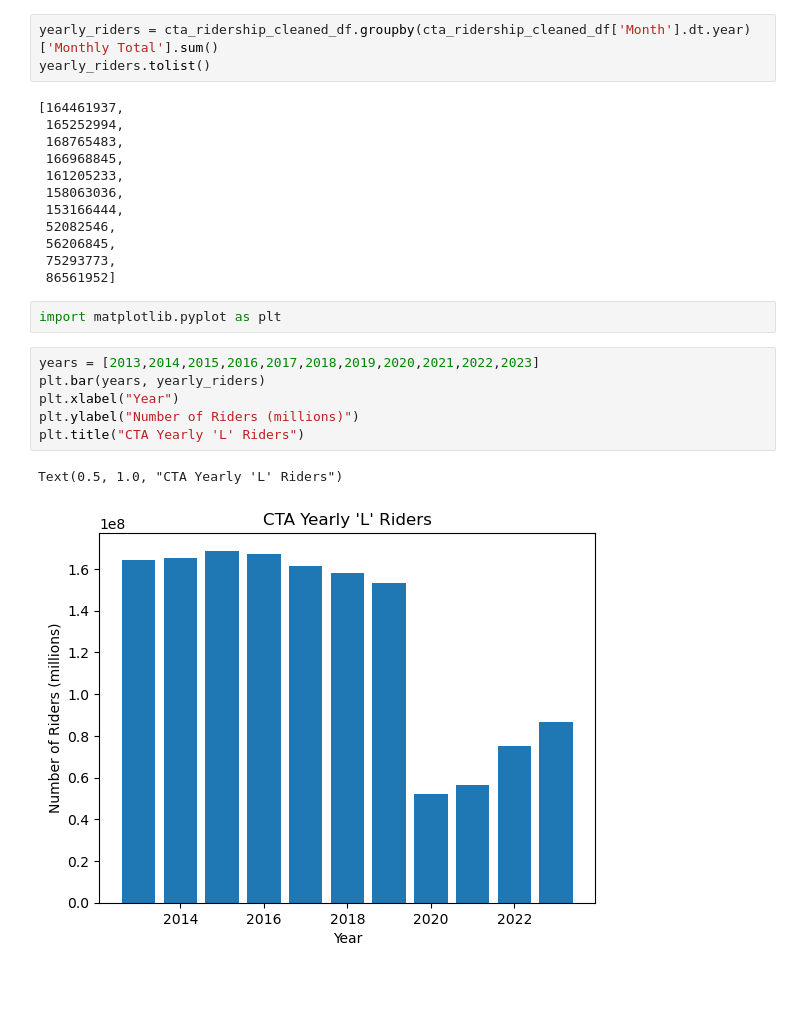
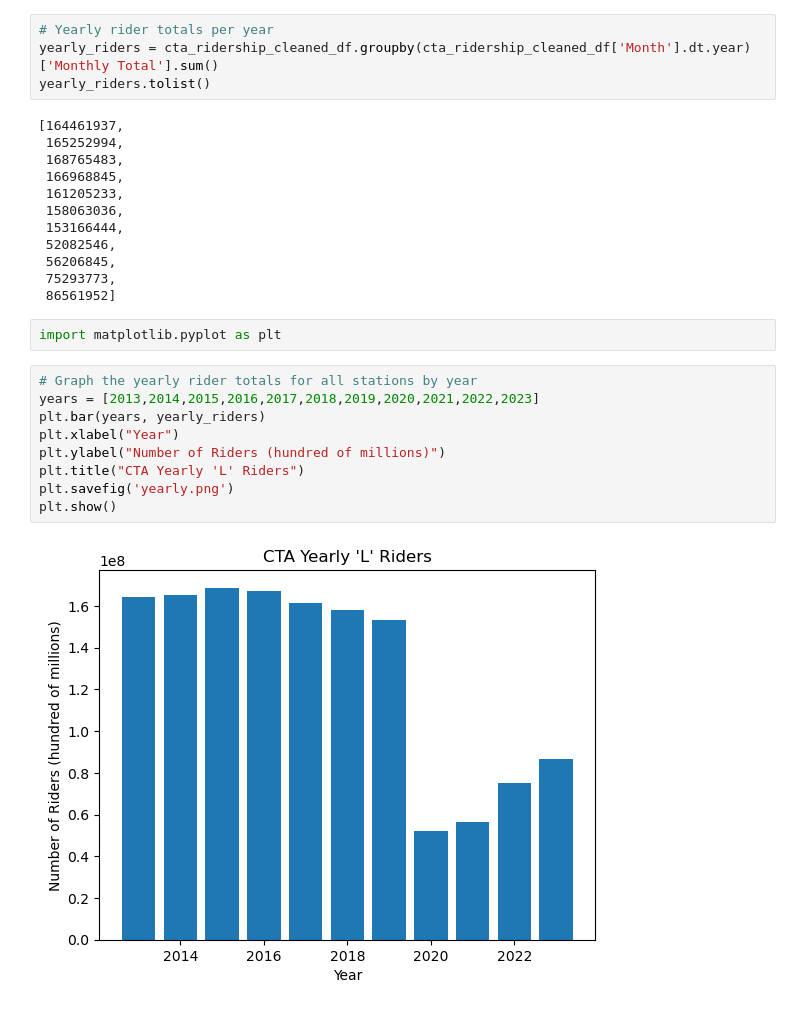
Before and after one commit to ayaF-PI/project-1, a Jupyter notebook: CTA_Ridership_L_Train.ipynb, the cells around one changed output. Drawn from its saved outputs; the diff is of its cells as text; blank space fills up the shorter version.

```diff
--- a/CTA_Ridership_L_Train.ipynb
+++ b/CTA_Ridership_L_Train.ipynb
@@ -86,6 +110,7 @@ There are 124 'L' train stations in the dataframe
 | 39338 | 40380 | Clark/Lake | 2023-12-01 | 7318.4 | 4219.0 | 2756.7 | ... |
 16368 rows × 7 columns
 # %%
+# Yearly rider totals per year
 yearly_riders = cta_ridership_cleaned_df.groupby(cta_ridership_cleaned_df['Month'].dt.year)['Monthly Total'].sum()
 yearly_riders.tolist()
 # %% [output]
@@ -103,12 +128,14 @@ yearly_riders.tolist()
 # %%
 import matplotlib.pyplot as plt
 # %%
+# Graph the yearly rider totals for all stations by year
 years = [2013,2014,2015,2016,2017,2018,2019,2020,2021,2022,2023]
 plt.bar(years, yearly_riders)
 plt.xlabel("Year")
-plt.ylabel("Number of Riders (millions)")
+plt.ylabel("Number of Riders (hundred of millions)")
 plt.title("CTA Yearly 'L' Riders")
+plt.savefig('yearly.png')
+plt.show()
 # %% [output]
-Text(0.5, 1.0, "CTA Yearly 'L' Riders")
-[figure, old version]
+[figure, new version]
 # %%
```
Also changed, not shown: parts of 24 cells of this notebook, 3 other files.
